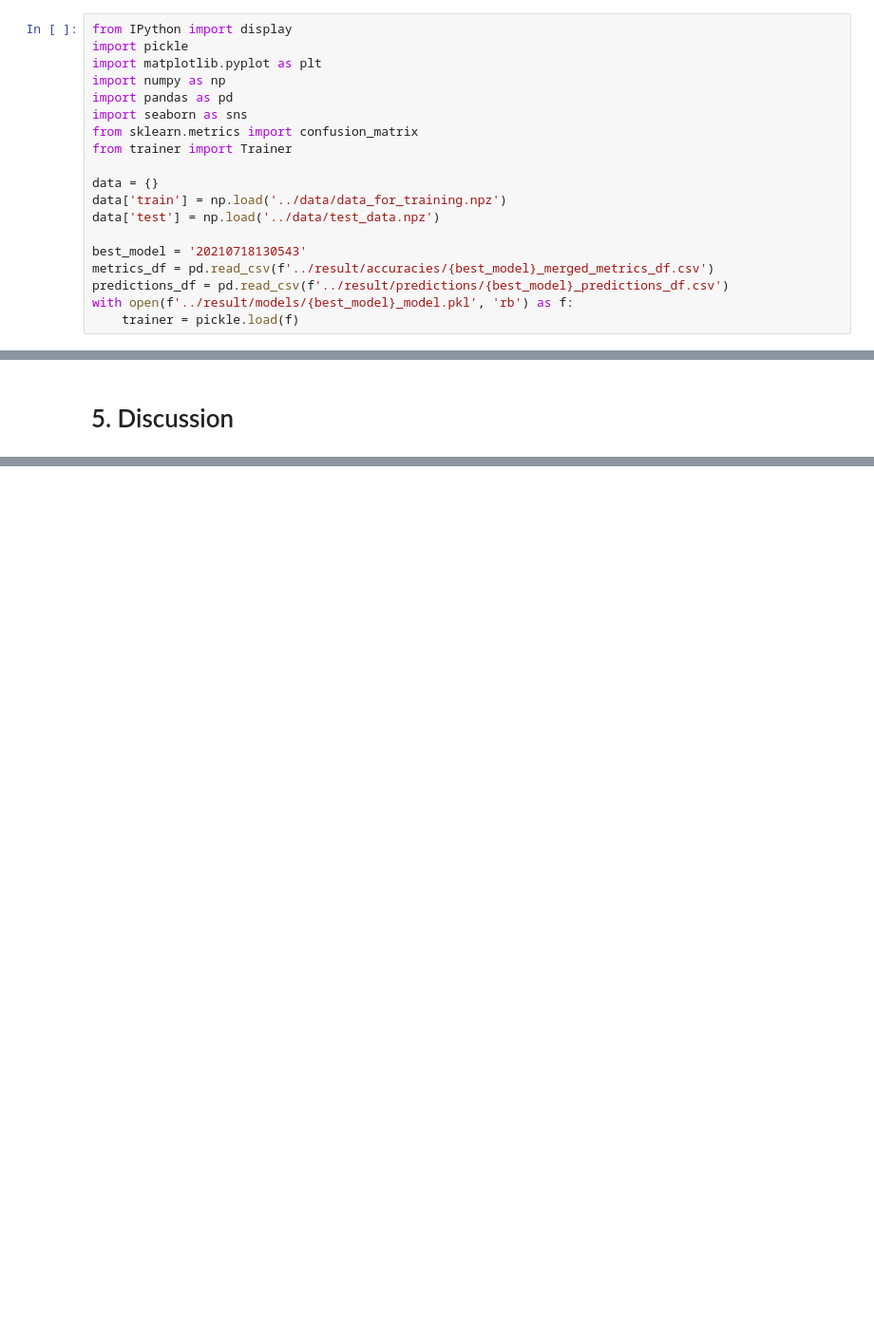
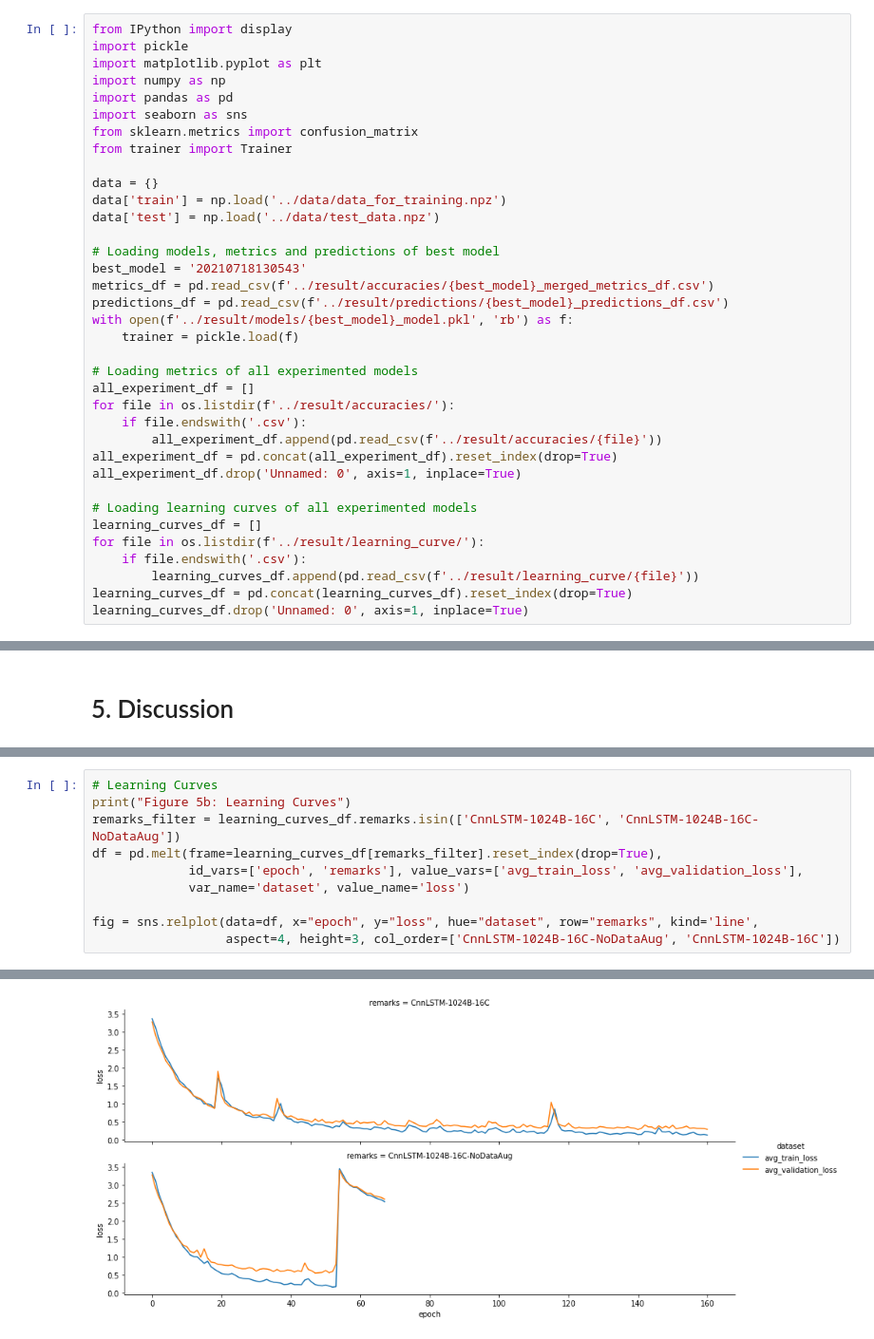
Before and after one commit to MichaelCheung105/speech-to-intent, a Jupyter notebook: docs/Report.ipynb, the cells around one changed output, grey strips where cells are left out. Shown at 95% size. Cells and saved outputs as stored; diff of their text form; blank space fills up the shorter version.

```diff
--- a/docs/Report.ipynb
+++ b/docs/Report.ipynb
@@ -22,11 +22,28 @@ data = {}
 data['train'] = np.load('../data/data_for_training.npz')
 data['test'] = np.load('../data/test_data.npz')
 
+# Loading models, metrics and predictions of best model
 best_model = '20210718130543'
 metrics_df = pd.read_csv(f'../result/accuracies/{best_model}_merged_metrics_df.csv')
 predictions_df = pd.read_csv(f'../result/predictions/{best_model}_predictions_df.csv')
 with open(f'../result/models/{best_model}_model.pkl', 'rb') as f:
     trainer = pickle.load(f)
+
+# Loading metrics of all experimented models
+all_experiment_df = []
+for file in os.listdir(f'../result/accuracies/'):
+    if file.endswith('.csv'):
+        all_experiment_df.append(pd.read_csv(f'../result/accuracies/{file}'))
+all_experiment_df = pd.concat(all_experiment_df).reset_index(drop=True)
+all_experiment_df.drop('Unnamed: 0', axis=1, inplace=True)
+
+# Loading learning curves of all experimented models
+learning_curves_df = []
+for file in os.listdir(f'../result/learning_curve/'):
+    if file.endswith('.csv'):
+        learning_curves_df.append(pd.read_csv(f'../result/learning_curve/{file}'))
+learning_curves_df = pd.concat(learning_curves_df).reset_index(drop=True)
+learning_curves_df.drop('Unnamed: 0', axis=1, inplace=True)
 # %% [markdown]
 # 1. Introduction
 # %% [markdown]
@@ -169,0 +191,11 @@ Figure 5: Confusion Matrices
+# %%
+# Learning Curves
+print("Figure 5b: Learning Curves")
+remarks_filter = learning_curves_df.remarks.isin(['CnnLSTM-1024B-16C', 'CnnLSTM-1024B-16C-NoDataAug'])
+df = pd.melt(frame=learning_curves_df[remarks_filter].reset_index(drop=True),
+             id_vars=['epoch', 'remarks'], value_vars=['avg_train_loss', 'avg_validation_loss'],
+             var_name='dataset', value_name='loss')
+
+fig = sns.relplot(data=df, x="epoch", y="loss", hue="dataset", row="remarks", kind='line',
+                  aspect=4, height=3, col_order=['CnnLSTM-1024B-16C-NoDataAug', 'CnnLSTM-1024B-16C'])
+# %% [output]
@@ -169,0 +203 @@ Figure 5: Confusion Matrices
+[figure, added]
```
Also changed, not shown: parts of 14 cells of this notebook, 4 other files.
